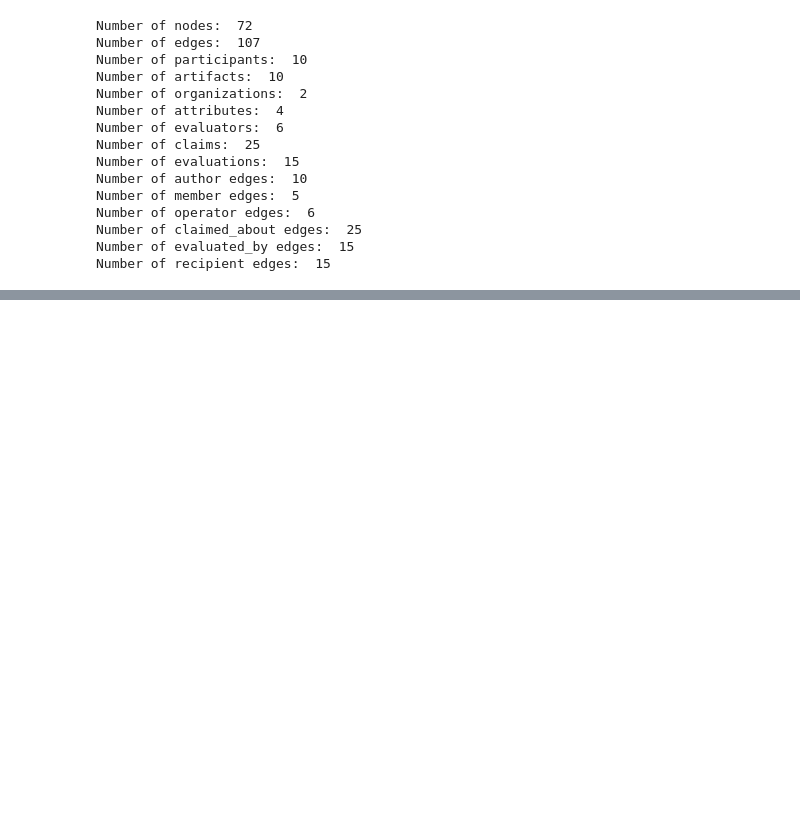
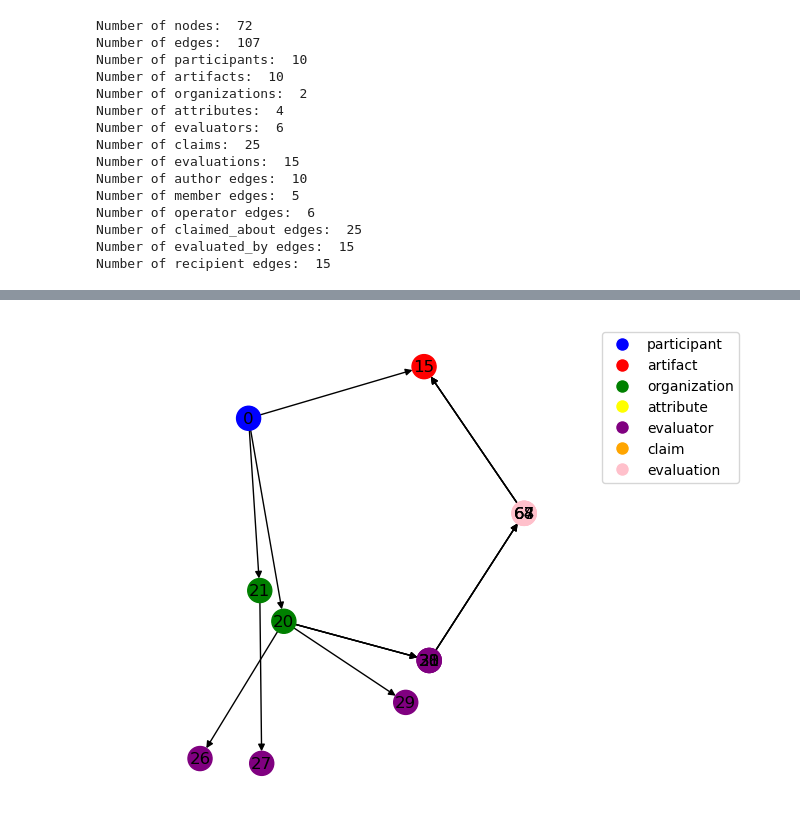
Before and after one commit to mzargham/network-formation-exploration, a Jupyter notebook: network.ipynb, the cells around one changed output, grey strips where cells are left out. Cells and saved outputs as stored; diff of their text form; code cells hidden in the pictures; blank space fills up the shorter version.

```diff
--- a/network.ipynb
+++ b/network.ipynb
@@ -220,0 +306,4 @@ subgraph = plotter(network.subgraph(neighborhood))
+# %%
+plotter(network.subgraph(get_neighborhood(network,0,2)))
+# %% [output]
+[figure, added]
```
Also changed, not shown: parts of 11 cells of this notebook.
